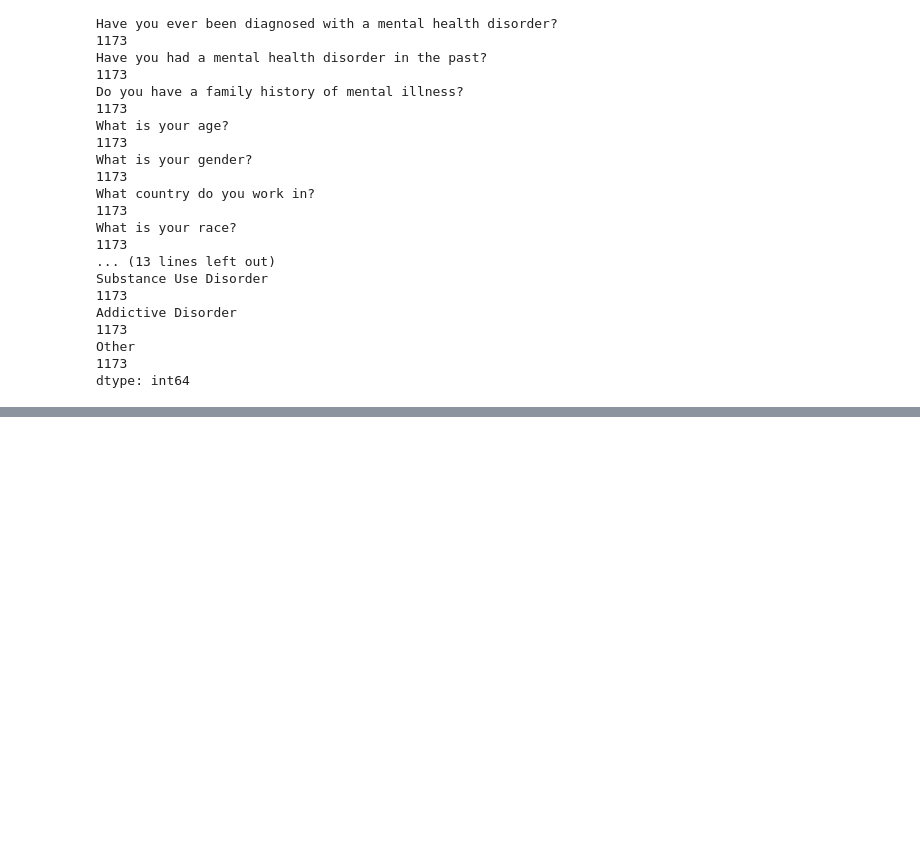
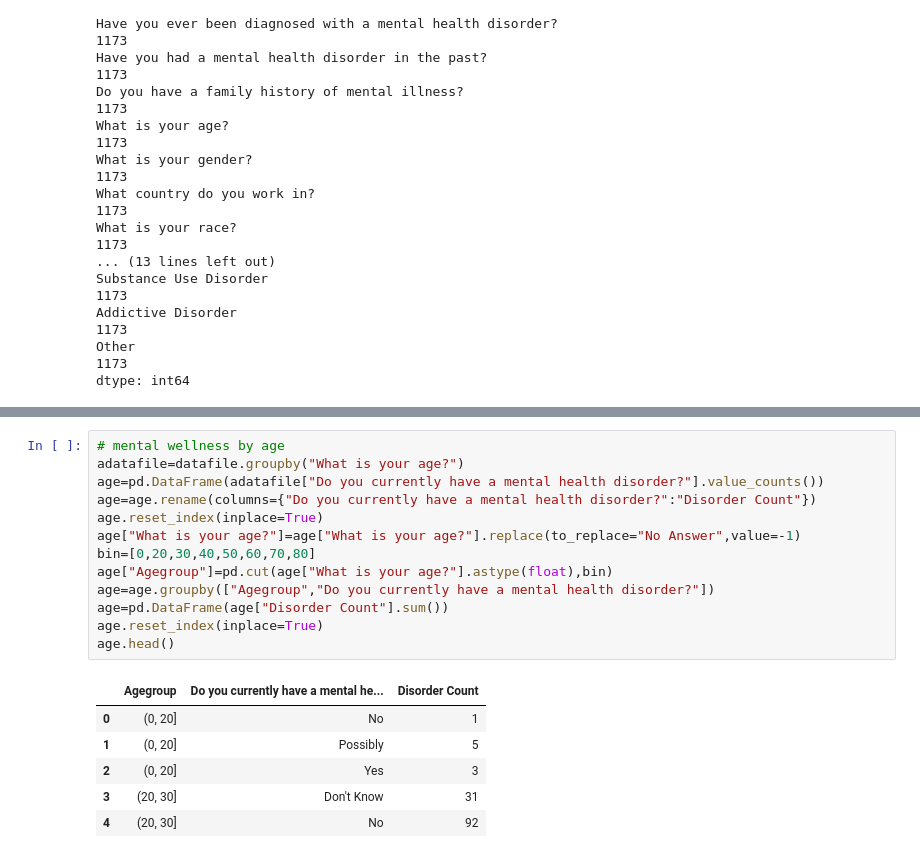
Before and after one commit to yseanlei/weatherpy, a Jupyter notebook: seancode.ipynb, the cells around one changed output, grey strips where cells are left out. Cells and saved outputs as stored; diff of their text form; blank space fills up the shorter version.

```diff
--- a/seancode.ipynb
+++ b/seancode.ipynb
@@ -71,0 +77,20 @@ age
+# %%
+# mental wellness by age
+adatafile=datafile.groupby("What is your age?")
+age=pd.DataFrame(adatafile["Do you currently have a mental health disorder?"].value_counts())
+age=age.rename(columns={"Do you currently have a mental health disorder?":"Disorder Count"})
+age.reset_index(inplace=True)
+age["What is your age?"]=age["What is your age?"].replace(to_replace="No Answer",value=-1)
+bin=[0,20,30,40,50,60,70,80]
+age["Agegroup"]=pd.cut(age["What is your age?"].astype(float),bin)
+age=age.groupby(["Agegroup","Do you currently have a mental health disorder?"])
+age=pd.DataFrame(age["Disorder Count"].sum())
+age.reset_index(inplace=True)
+age.head()
+# %% [output]
+|  | Agegroup | Do you currently have a mental he... | Disorder Count |
+| 0 | (0, 20] | No | 1 |
+| 1 | (0, 20] | Possibly | 5 |
+| 2 | (0, 20] | Yes | 3 |
+| 3 | (20, 30] | Don't Know | 31 |
+| 4 | (20, 30] | No | 92 |
```
Also changed, not shown: parts of 11 cells of this notebook.
